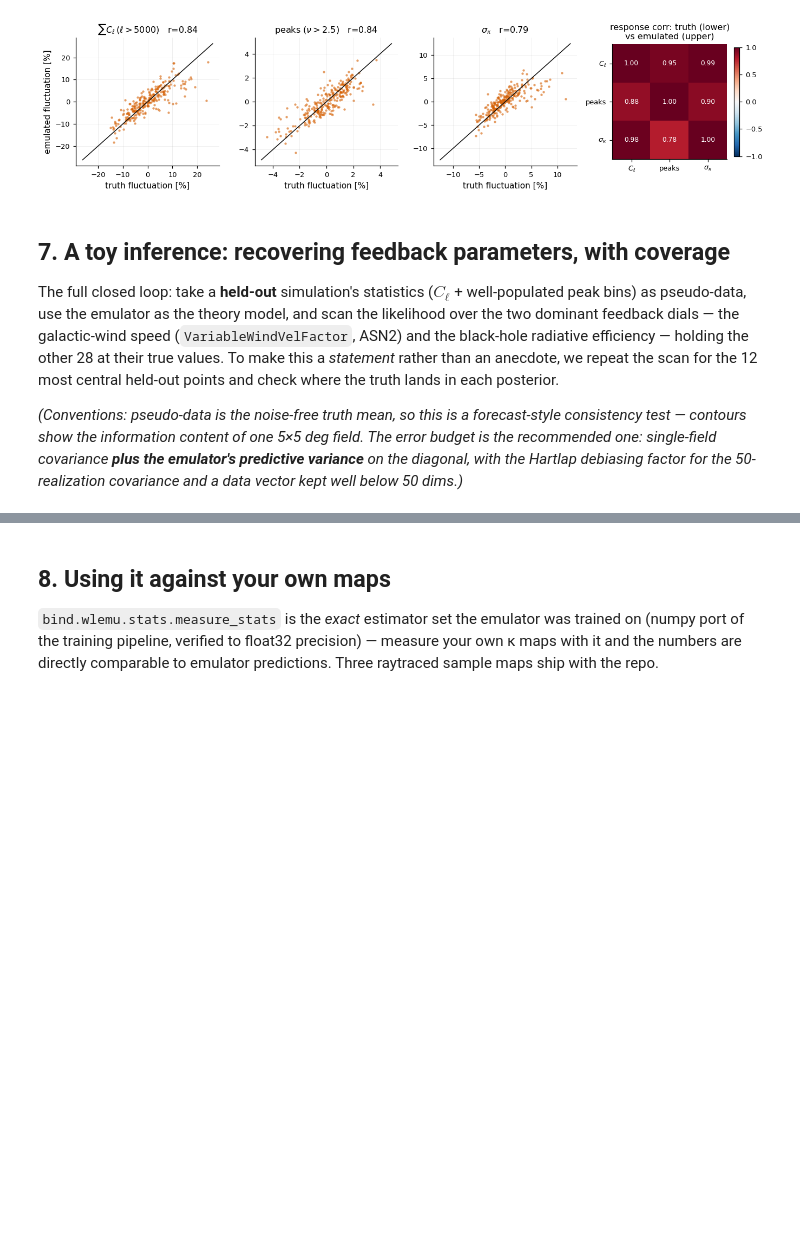
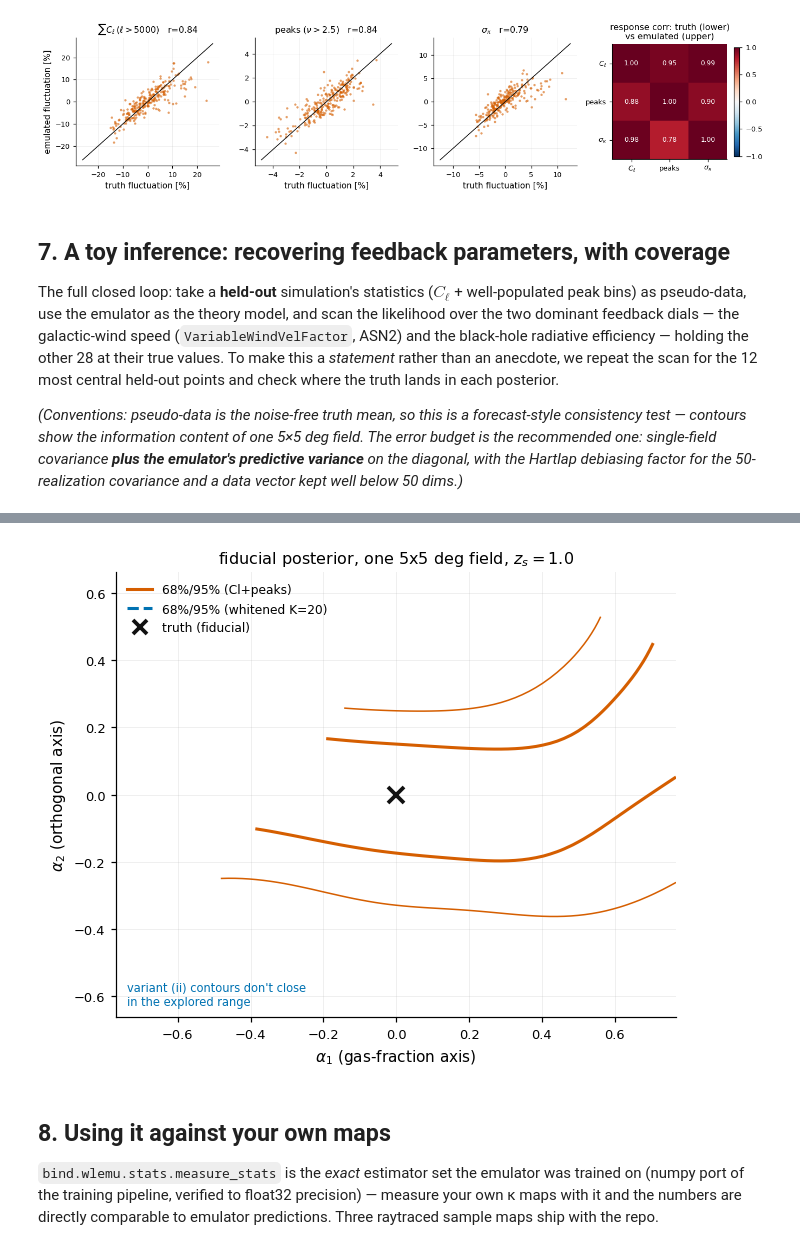
Before and after one commit to Maxelee/BIND, a Jupyter notebook: examples/wlemu_tutorial.ipynb, the cells around one changed output, grey strips where cells are left out. Drawn from its saved outputs; the diff is of its cells as text; code cells hidden in the pictures; blank space fills up the shorter version.

```diff
--- a/examples/wlemu_tutorial.ipynb
+++ b/examples/wlemu_tutorial.ipynb
@@ -512,0 +595,87 @@ data dims: 27 (Cl 18 + peaks 9), Hartlap factor 0.43
+# %%
+from matplotlib.lines import Line2D
+
+u_fid = emu.fiducial_params()
+obs = emu.predict_vector(u_fid, z_idx=zi, return_std=False)[0]
+
+
+def axis_range(u0, a, tol=1e-9):
+    # Skip params pinned exactly at the prior boundary in the fiducial (a few
+    # known near-null UVB params) -- including them collapses the "always
+    # safe" range to a point; the exact-cube `valid` mask below still catches
+    # any individual grid point that strays because of them.
+    interior = (u0 > tol) & (u0 < 1 - tol)
+    lo, hi = (0.0 - u0) / a, (1.0 - u0) / a
+    lo, hi = np.minimum(lo, hi), np.maximum(lo, hi)
+    return float(np.max(lo[interior])), float(np.min(hi[interior]))
+
+
+lo1, hi1 = axis_range(u_fid, a1)
+lo2, hi2 = axis_range(u_fid, a2)
+shrink = 0.85
+alpha1 = np.linspace(shrink * lo1, shrink * hi1, 81)
+alpha2 = np.linspace(shrink * lo2, shrink * hi2, 81)
+# cube-containment slack = the emulator's own no-warning extrapolation budget
+A1, A2, thetas, valid = reduced_grid_theta(u_fid, a1, a2, alpha1, alpha2, tol=0.05)
+
+sizes = {b: emu.block_slices[b] for b in emu.block_names}
+mask_cl2 = np.zeros(D, bool); mask_cl2[sizes["Cl"]] = True
+peak_fid = emu.predict(u_fid, z_idx=zi, return_std=False)["peak"]
+mask_pk2 = np.zeros(D, bool)
+mask_pk2[np.arange(D)[sizes["peak"]][peak_fid > 30]] = True
+mask1 = mask_cl2 | mask_pk2
+cov1 = np.zeros((D, D))
+idx1 = np.concatenate([np.arange(D)[sizes["Cl"]], np.arange(D)[sizes["peak"]]])
+cov1[np.ix_(idx1, idx1)] = emu.covariance(z_idx=zi, blocks=("Cl", "peak"))
+_, sd_gp = emu.predict_vector(u_fid, z_idx=zi, return_std=True)
+cov1[np.diag_indices(D)] += sd_gp[0] ** 2
+hartlap1 = (emu.n_real - mask1.sum() - 2) / (emu.n_real - 1)
+
+Vg = np.full((thetas.shape[0], D), np.nan)
+Vg[valid] = emu.predict_vector(thetas[valid], z_idx=zi, return_std=False)
+chi2_1 = np.full(thetas.shape[0], np.inf)
+chi2_1[valid] = gaussian_chi2(obs[mask1], Vg[valid][:, mask1], cov1[np.ix_(mask1, mask1)], hartlap1)
+chi2_1 = chi2_1.reshape(A1.shape)
+
+sub20 = active_subspace(emu, z_idx=zi, kmax=20)
+W20, mask20 = sub20["W"], sub20["mask"]
+K20 = W20.shape[0]
+cov_white = np.eye(K20) + W20 @ np.diag(sd_gp[0][mask20] ** 2) @ W20.T
+hartlap2 = (emu.n_real - K20 - 2) / (emu.n_real - 1)
+obs_w = W20 @ obs[mask20]
+Vg_w = np.full((thetas.shape[0], K20), np.nan)
+Vg_w[valid] = (W20 @ Vg[valid][:, mask20].T).T
+chi2_2 = np.full(thetas.shape[0], np.inf)
+chi2_2[valid] = gaussian_chi2(obs_w, Vg_w[valid], cov_white, hartlap2)
+chi2_2 = chi2_2.reshape(A1.shape)
+
+dchi1, dchi2 = chi2_1 - np.nanmin(chi2_1), chi2_2 - np.nanmin(chi2_2)
+i0, j0 = np.argmin(np.abs(alpha1)), np.argmin(np.abs(alpha2))
+print(f"truth dchi2: variant(i)={dchi1[i0, j0]:.3f}, variant(ii)={dchi2[i0, j0]:.3f} "
+      "(68% threshold 2.30 -- both must be below it for this noise-free mock)")
+
+prof1 = dchi1[:, j0]
+sig_a1 = 0.5 * np.ptp(alpha1[prof1 <= 1.0]) if (prof1 <= 1.0).sum() >= 2 else np.nan
+# unit-cube alpha1 -> physical f_gas via the standardized-regression scaling from step 2
+dy_std_dalpha1 = float(g_fgas @ a1)
+sig_fgas = abs(dy_std_dalpha1) * float(dirs["fgas_std"]) * sig_a1
+print(f"sigma(alpha1) [Cl+peaks] = {sig_a1:.3f} (unit-cube gas-fraction-axis units)")
+print(f"-> sigma(Delta f_gas) [Cl+peaks, one 5x5 deg field] = {sig_fgas:.4f}")
+
+frac_v2_68 = float(np.nanmean(dchi2[valid.reshape(A1.shape)] < 2.30))
+fig, ax = plt.subplots(figsize=(6, 5))
+ax.contour(A1, A2, dchi1, levels=[2.30, 6.17], colors=C_EMU, linewidths=[2, 1])
+if frac_v2_68 < 0.99:
+    ax.contour(A1, A2, dchi2, levels=[2.30, 6.17], colors=C_ALT, linewidths=[2, 1], linestyles="--")
+else:
+    ax.text(0.02, 0.02, "variant (ii) contours don't close\nin the explored range",
+            transform=ax.transAxes, fontsize=7.5, color=C_ALT, va="bottom")
+ax.plot(0, 0, marker="x", ms=11, mew=2.5, color=C_TRUTH, ls="none")
+handles = [Line2D([], [], color=C_EMU, lw=2, label="68%/95% (Cl+peaks)"),
+           Line2D([], [], color=C_ALT, lw=2, ls="--", label="68%/95% (whitened K=20)"),
+           Line2D([], [], color=C_TRUTH, marker="x", ms=9, mew=2.5, ls="none", label="truth (fiducial)")]
+ax.legend(handles=handles, loc="upper left", fontsize=8)
+ax.set(xlabel=r"$\alpha_1$ (gas-fraction axis)", ylabel=r"$\alpha_2$ (orthogonal axis)",
+       title=f"fiducial posterior, one 5x5 deg field, $z_s={emu.source_redshifts[zi]}$")
+fig.tight_layout()
+# %% [output]
@@ -513,3 +685,4 @@ data dims: 27 (Cl 18 + peaks 9), Hartlap factor 0.43
+[figure, added]
 # %% [markdown]
 ## 8. Using it against your own maps
 
```
Also changed, not shown: parts of 12 cells of this notebook, 5 other files.
